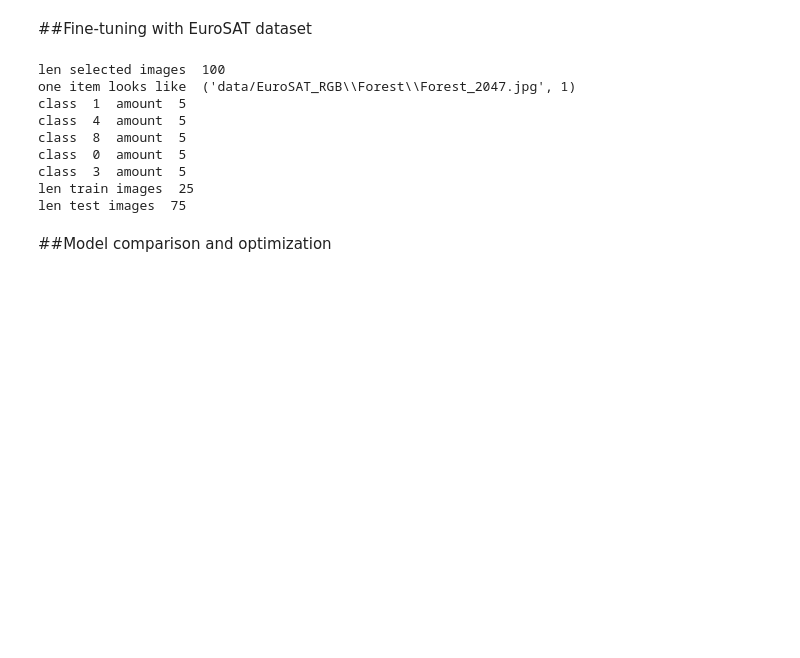
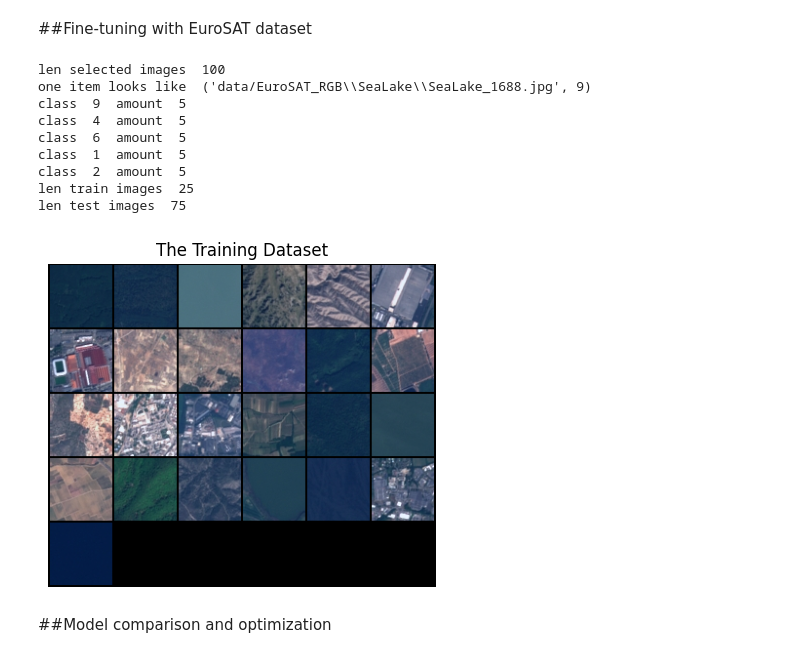
Before and after one commit to Juhoq/dl_project, a Jupyter notebook: DLproject.ipynb, the cells around one changed output. Saved outputs shown, nothing was run; the diff lists cells and outputs as text; code cells hidden in the pictures; blank space fills up the shorter version.

Commit message:
fix dataloaders, use class approach

```diff
--- a/DLproject.ipynb
+++ b/DLproject.ipynb
@@ -257,11 +248,9 @@ accuracy on testing data: 0.726042
 # %% [markdown]
 ##Fine-tuning with EuroSAT dataset
 # %%
-#select data
 import random
 import shutil
 
-"""
 # Path to the .ipynb_checkpoints directory
 ipynb_checkpoints_path = os.path.join(eurosat_path, '.ipynb_checkpoints')
 
@@ -269,12 +258,13 @@ ipynb_checkpoints_path = os.path.join(eurosat_path, '.ipynb_checkpoints')
 if os.path.exists(ipynb_checkpoints_path):
     shutil.rmtree(ipynb_checkpoints_path)
     print(f"Removed {ipynb_checkpoints_path}")
-"""
+
 #select data
-#eurosatdata = datasets.ImageFolder(root=eurosat_path, transform=transform)
+eurosatdata = datasets.ImageFolder(root=eurosat_path, transform=transform)
+#print(eurosatdata)
 
 #makes dictrionary that maps indices back to class names.
-
+idx_to_class = {v: k for k, v in eurosatdata.class_to_idx.items()}
 #print(idx_to_class)
 
 
@@ -292,9 +282,11 @@ def select_images(dataset, num_categories=5, images_per_category=20):
 
     return selected_images
 
-#selected_images = select_images(eurosatdata)
+selected_images = select_images(eurosatdata)
 
-
+#print(len(selected_images))
+#print(selected_images[0])
+#print(idx_to_class[selected_images[0][1]])
 
 
 
@@ -313,21 +305,29 @@ def split_data(selected_images, num_categories=5, images_per_train_category=5):
         if category_count[class_name] < images_per_train_category:
             train_images.append((img_path, class_idx))
             category_count[class_name] += 1
-
         else:
             test_images.append((img_path, class_idx))
 
     return train_images, test_images
 
-#train_images, test_images = split_data(selected_images)
+train_images, test_images = split_data(selected_images)
+#print(len(train_images))
+#print(len(test_images))
+#print(train_images)
+#print(test_images)
 
-"""
-#create custom dataset class for pytorch dataloader
+transform = transforms.Compose([
+    transforms.Resize((eurosat_image_size, eurosat_image_size)),  # Resize to a common size
+    transforms.ToTensor(),
+    transforms.Normalize(mean=[0.485, 0.456, 0.406], std=[0.229, 0.224, 0.225]),
+])
+
+#create custom datasets for pytorch dataloader
+# https://pytorch.org/tutorials/beginner/basics/data_tutorial.html example from
 class CustomDataset(Dataset):
     def __init__(self, img_list, transform=None):
         self.img_list = img_list
         self.transform = transform
-
     def __len__(self):
         return len(self.img_list)
 
@@ -337,57 +337,50 @@ class CustomDataset(Dataset):
         if self.transform:
             image = self.transform(image)
         return image, label
-"""
+
 # Create datasets
-#train_dataset_eurosat = CustomDataset(train_images, transform=transform)
-#test_dataset_eurosat = CustomDataset(test_images, transform=transform)
+train_dataset_eurosat = CustomDataset(train_images, transform=transform)
+test_dataset_eurosat = CustomDataset(test_images, transform=transform)
 
-eurosat_data = datasets.ImageFolder(eurosat_path, transform=transform)
-idx_to_class = {v: k for k, v in eurosat_data.class_to_idx.items()}
+train_loader_eurosat = DataLoader(train_dataset_eurosat, batch_size=25, shuffle=True)
+test_loader_eurosat = DataLoader(test_dataset_eurosat, batch_size=25, shuffle=False)
 
-selected_images = select_images(eurosat_data)
-train_images, test_images = split_data(selected_images)
-
-# debug prints
 print("len selected images ", len(selected_images))
 print("one item looks like ", selected_images[0])
 check_dict = {}
 for i in range(len(train_images)):
     if train_images[i][1] in check_dict:
         check_dict[train_images[i][1]] += 1
     else:
         check_dict[train_images[i][1]] = 1
 # class number and amount in train data
 for i in check_dict:
     print("class ", i, " amount ", check_dict[i])
 
 print("len train images ", len(train_images))
 print("len test images ", len(test_images))
-#print(train_images)
-#print(test_images)
 
-# create loaders
-train_loader_eurosat = DataLoader(train_images, batch_size=32, shuffle=True)
-test_loader_eurosat = DataLoader(test_images, batch_size=32, shuffle=False)
-
+real_batch = next(iter(train_loader_eurosat))
+plt.figure(figsize=(5, 5))
+plt.axis('off')
+plt.title('The Training Dataset')
+plt.imshow(np.transpose(utils.make_grid(real_batch[0].to(device)[:25], padding=2, normalize=True, nrow=6).cpu(),(1,2,0)))
+plt.show()
 
 #fine tune
 
 #testing
-
-#fine tune
-
-#tesing
 # %% [output]
 len selected images  100
-one item looks like  ('data/EuroSAT_RGB\\Forest\\Forest_2047.jpg', 1)
+one item looks like  ('data/EuroSAT_RGB\\SeaLake\\SeaLake_1688.jpg', 9)
+class  9  amount  5
+class  4  amount  5
+class  6  amount  5
 class  1  amount  5
-class  4  amount  5
-class  8  amount  5
-class  0  amount  5
-class  3  amount  5
+class  2  amount  5
 len train images  25
 len test images  75
+[figure, added]
 # %% [markdown]
 ##Model comparison and optimization
 # %% [markdown]
```
Also changed, not shown: parts of 2 cells of this notebook.
